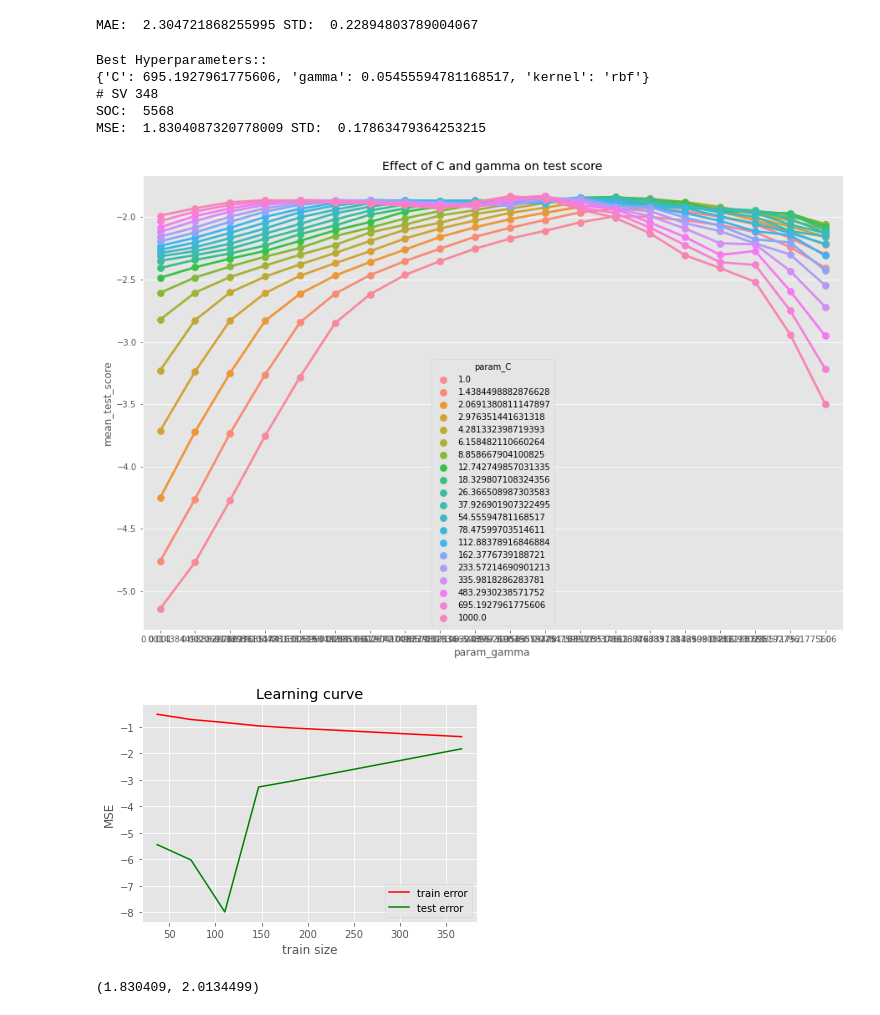
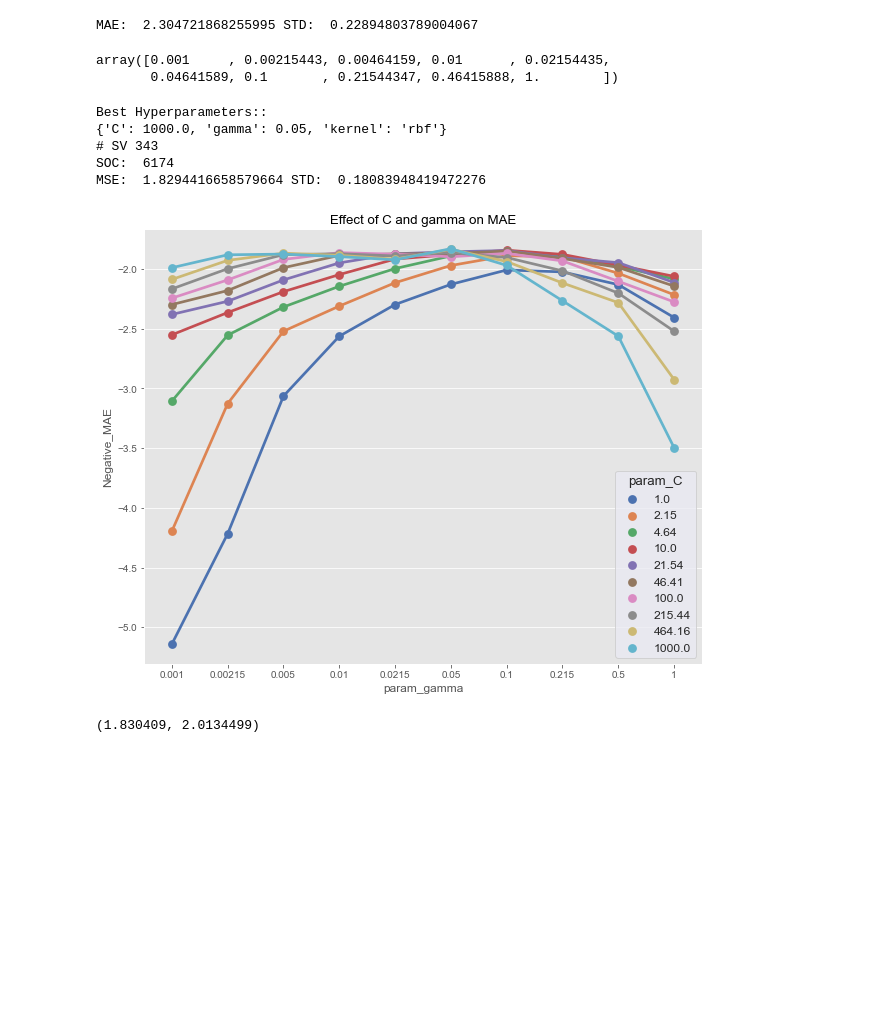
Before and after one commit to Kozeke/interpretable-ml, a Jupyter notebook: Notebooks/AutoMPG_SVR.ipynb, the cells around one changed output. Drawn from its saved outputs; the diff is of its cells as text; code cells hidden in the pictures; blank space fills up the shorter version.

```diff
--- a/Notebooks/AutoMPG_SVR.ipynb
+++ b/Notebooks/AutoMPG_SVR.ipynb
@@ -263,59 +249,67 @@ mse=np.abs(np.mean(mse))
 print("MAE: ",mse,"STD: ",std)
 # %% [output]
 MAE:  2.304721868255995 STD:  0.22894803789004067
+# %%
+np.logspace(-3,0,10)
+# %% [output]
+array([0.001     , 0.00215443, 0.00464159, 0.01      , 0.02154435,
+       0.04641589, 0.1       , 0.21544347, 0.46415888, 1.        ])
 # %%
-params = {'C':np.logspace(0,3,20),
-          'gamma':np.logspace(-3,0,20),
+params = {'C':[1.00, 2.15, 4.64, 10.00, 21.54, 46.41, 100.00, 215.44, 464.16, 1000.00],
+          'gamma':[0.001, 0.00215, 0.005, 0.01, 0.0215, 0.05, 0.1, 0.215, 0.5,1],
           'kernel':['rbf',]}
 
 
 gcv = GridSearchCV(SVR(),params,cv=cv,scoring=acc_metric)
 gcv.fit(X,y)
 print("Best Hyperparameters::\n{}".format(gcv.best_params_))
 results = pd.DataFrame(data=gcv.cv_results_)
-fig,ax = plt.subplots(figsize=(15,10))
-sns.pointplot(data=results[['mean_test_score',
+results['Negative_MAE']=results['mean_test_score']
+fig,ax = plt.subplots(figsize=(10,8))
+
+sns.set(font_scale=1.1)
+
+sns.pointplot(data=results[['Negative_MAE',
                            'param_C',
                            'param_gamma']],
-             y='mean_test_score',x='param_gamma',
+             y='Negative_MAE',x='param_gamma',
              hue='param_C',ax=ax)
-ax.set(title="Effect of C and gamma on test score")
+ax.set(title="Effect of C and gamma on MAE")
 svr=gcv.best_estimator_
 print("# SV",len(svr.support_vectors_))
 print("SOC: ",len(svr.support_vectors_)*(3*k+3))
 
 
 mse = cross_val_score(svr,X,y,cv=cv,scoring=acc_metric)
 std=np.std(mse)
 mse=np.abs(np.mean(mse))
 
 print("MSE: ",mse,"STD: ",std)
 
 
 
 if mse < minRMSE:
     minRMSE=mse
     model_selected=svr
 plt.show()
 
 
 
-_,train_scores,test_scores=learning_curve(svr,X,y,cv=cv,train_sizes=train_sizes,scoring=acc_metric)
-plt.title("Learning curve")
-plt.plot(len(X)*train_sizes,train_scores.mean(axis=1),'r-',label='train error')
-plt.plot(len(X)*train_sizes,test_scores.mean(axis=1),'g-',label='test error')
-plt.legend()
-plt.xlabel('train size')
-plt.ylabel('MSE')
-plt.show()
+# _,train_scores,test_scores=learning_curve(svr,X,y,cv=cv,train_sizes=train_sizes,scoring=acc_metric)
+# plt.title("Learning curve")
+# plt.plot(len(X)*train_sizes,train_scores.mean(axis=1),'r-',label='train error')
+# plt.plot(len(X)*train_sizes,test_scores.mean(axis=1),'g-',label='test error')
+# plt.legend()
+# plt.xlabel('train size')
+# plt.ylabel('MSE')
+# plt.show()
 # %% [output]
 Best Hyperparameters::
-{'C': 695.1927961775606, 'gamma': 0.05455594781168517, 'kernel': 'rbf'}
-# SV 348
-SOC:  5568
-MSE:  1.8304087320778009 STD:  0.17863479364253215
+{'C': 1000.0, 'gamma': 0.05, 'kernel': 'rbf'}
+# SV 343
+SOC:  6174
+MSE:  1.8294416658579664 STD:  0.18083948419472276
-[figure, old version]
+[figure, new version]
-[figure, removed]
 # %%
 minRMSE=1.830409
 minRMSE,minRMSE*1.1
```
Also changed, not shown: parts of 4 cells of this notebook, 24 other files.
